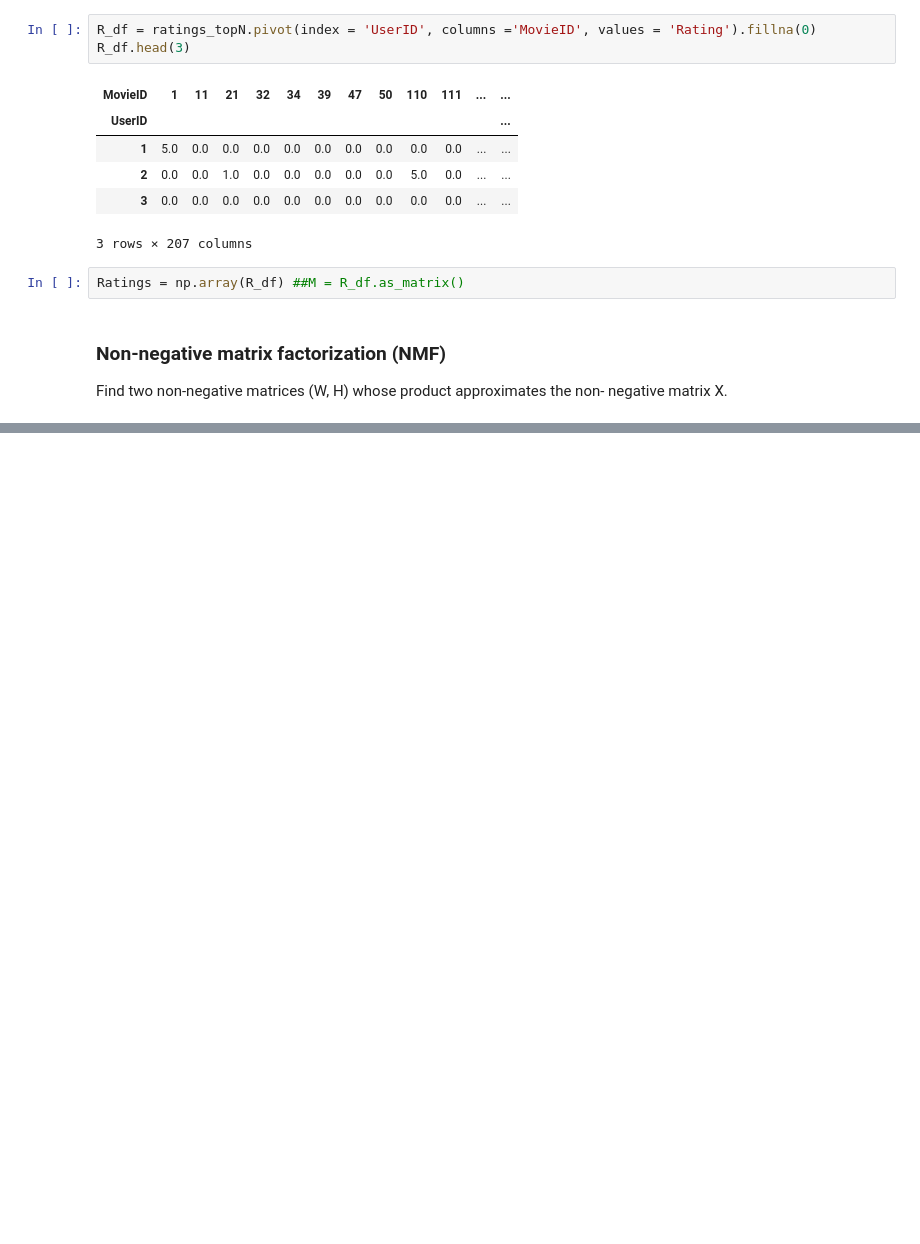
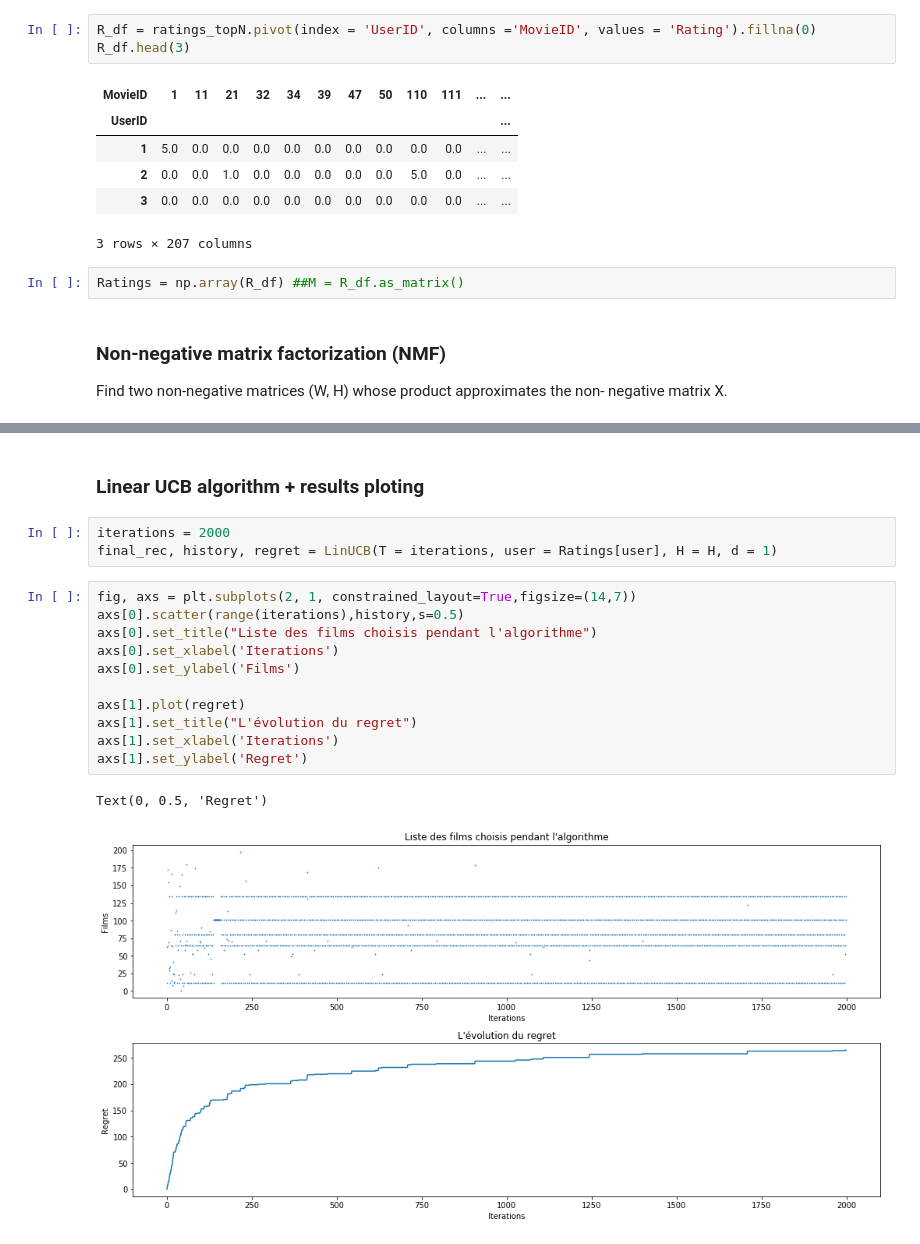
Before and after one commit to hassan-el-mansouri-khoudari/linear-bandits-movie-recommender, a Jupyter notebook: partie_LinUCB.ipynb, the cells around one changed output, grey strips where cells are left out. Saved outputs shown, nothing was run; the diff lists cells and outputs as text; blank space fills up the shorter version.

```diff
--- a/partie_LinUCB.ipynb
+++ b/partie_LinUCB.ipynb
@@ -70,0 +78,19 @@ Find two non-negative matrices (W, H) whose product approximates the non- negati
+# %% [markdown]
+### Linear UCB algorithm + results ploting
+# %%
+iterations = 2000
+final_rec, history, regret = LinUCB(T = iterations, user = Ratings[user], H = H, d = 1)
+# %%
+fig, axs = plt.subplots(2, 1, constrained_layout=True,figsize=(14,7))
+axs[0].scatter(range(iterations),history,s=0.5)
+axs[0].set_title("Liste des films choisis pendant l'algorithme")
+axs[0].set_xlabel('Iterations')
+axs[0].set_ylabel('Films')
+
+axs[1].plot(regret)
+axs[1].set_title("L'évolution du regret")
+axs[1].set_xlabel('Iterations')
+axs[1].set_ylabel('Regret')
+# %% [output]
+Text(0, 0.5, 'Regret')
+[figure, added]
```
Also changed, not shown: parts of 4 cells of this notebook.
